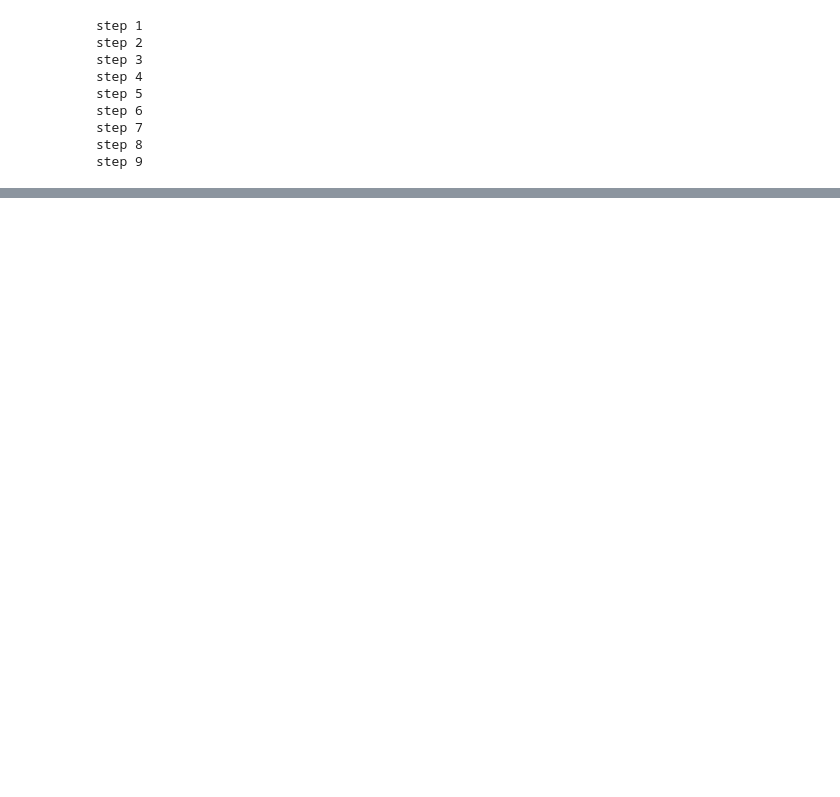
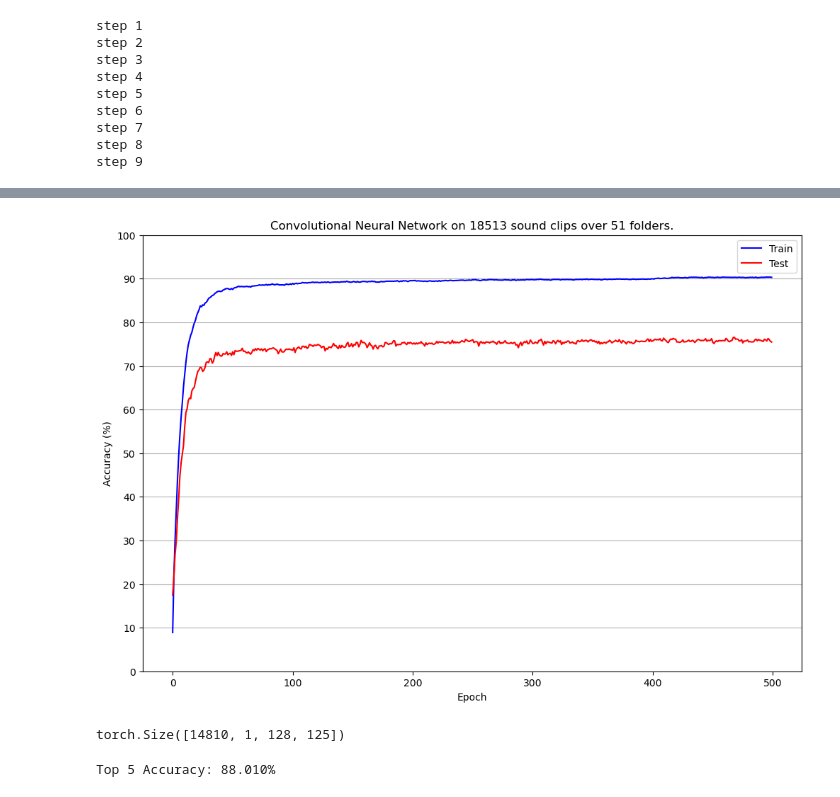
Before and after one commit to spearmintage/final-project, a Jupyter notebook: code/development/deeper_audio_test.ipynb, the cells around one changed output, grey strips where cells are left out. Drawn from its saved outputs; the diff is of its cells as text; code cells hidden in the pictures; blank space fills up the shorter version.

```diff
--- a/code/development/deeper_audio_test.ipynb
+++ b/code/development/deeper_audio_test.ipynb
@@ -55,7 +55,7 @@ sampling_technique = "median"
 test_size = 0.2
 
 epochs = 500
-batch_size = 1024
+batch_size = 2048
 dropout_rate = 0.5
 learning_rate = 0.001
 momentum = 0
@@ -530,8 +547,8 @@ class TestModel(nn.Module):
         self.drop2 = nn.Dropout(p=dropout_rate)
         self.flat = nn.Flatten()
 
-        conv_layers = 3
-        pool_layers = 3
+        conv_layers = 2
+        pool_layers = 2
         final_width = C
         final_height = D
 
@@ -685,7 +702,7 @@ def train_model(model, loss_fn, optimizer, epochs, batch_size, save_best_to_file
 
 reset_seed()
 
-model = VGG16(input_shape=x_train.shape, dropout_rate=dropout_rate)
+model = TestModel(input_shape=x_train.shape, dropout_rate=dropout_rate)
 model = model.to(device)
 loss_fn = nn.CrossEntropyLoss() # since we are classifying.
 loss_fn = loss_fn.to(device)
@@ -699,3 +732,8 @@ train_loss_hist, train_acc_hist, test_acc_hist, best_model = train_model(model,
+[figure, added]
+# %%
+x_train.shape
+# %% [output]
+torch.Size([14810, 1, 128, 125])
 # %%
 # investigate TOP 5 ERROR of the model.
 # compare with top 1 error (accuracy)
@@ -718,5 +756,7 @@ for index, value in enumerate(y_test):
 top_k_accuracy = in_top_k * 100 / total
 
 print(f"Top {k} Accuracy: {top_k_accuracy:.03f}%")
+# %% [output]
+Top 5 Accuracy: 88.010%
 # %%
 folder_df["file"].value_counts()
```
Also changed, not shown: parts of 19 cells of this notebook.
